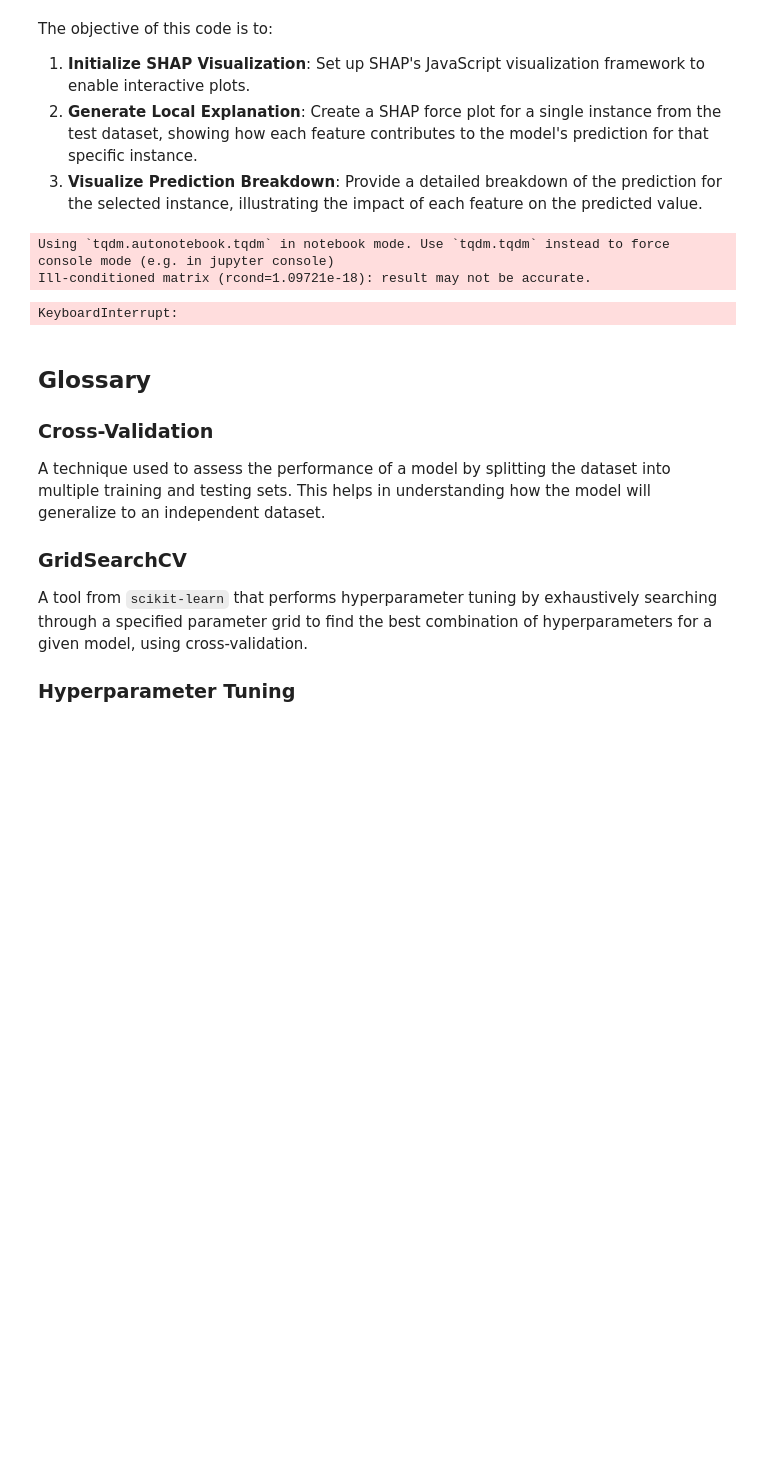
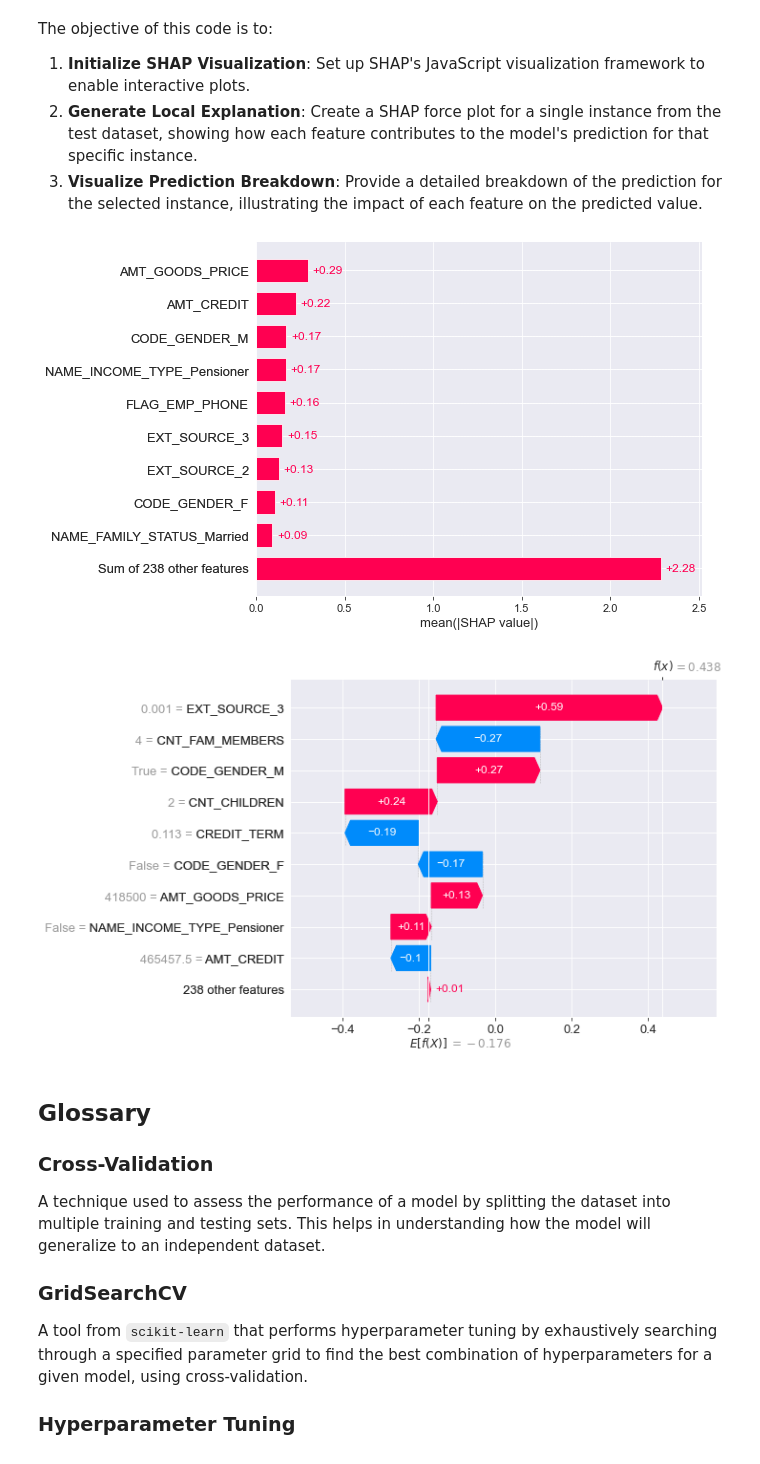
Before and after one commit to preudh/OC_IA_P4_Build_a_scoring_model, a Jupyter notebook: notebooks/Preudhomme_Patrice_notebook_modelisation_062024.ipynb, the cells around one changed output. Cells and saved outputs as stored; diff of their text form; code cells hidden in the pictures; blank space fills up the shorter version.

Commit message:
4.SHAP

```diff
--- a/notebooks/Preudhomme_Patrice_notebook_modelisation_062024.ipynb
+++ b/notebooks/Preudhomme_Patrice_notebook_modelisation_062024.ipynb
@@ -584,28 +599,32 @@ The objective of this code is to:
 1. **Initialize SHAP Visualization**: Set up SHAP's JavaScript visualization framework to enable interactive plots.
 2. **Generate Local Explanation**: Create a SHAP force plot for a single instance from the test dataset, showing how each feature contributes to the model's prediction for that specific instance.
 3. **Visualize Prediction Breakdown**: Provide a detailed breakdown of the prediction for the selected instance, illustrating the impact of each feature on the predicted value.
-# %%
-import shap
-from sklearn.linear_model import RidgeClassifier
-
-# Assuming the best model is the Ridge Classifier with class weight adjustment
-best_model_final = RidgeClassifier(alpha=0.1, class_weight='balanced')
-best_model_final.fit(X_train, y_train)
-
-# Explain the model's predictions using SHAP
-explainer = shap.Explainer(best_model_final, X_train)
-shap_values = explainer(X_val)
-
-# 4.1 Global Feature Importance Using SHAP
-shap.plots.bar(shap_values)
-
-# 4.2 Local Feature Importance Using SHAP
-# Visualize the first prediction's explanation
-shap.plots.waterfall(shap_values[0])
-# %% [output]
-Using `tqdm.autonotebook.tqdm` in notebook mode. Use `tqdm.tqdm` instead to force console mode (e.g. in jupyter console)
-Ill-conditioned matrix (rcond=1.09721e-18): result may not be accurate.
-KeyboardInterrupt:
+# %%
+import shap
+
+# Assuming the best model is already trained and named best_model_final
+# Assuming X_train and X_val are DataFrames with column names
+
+# Convert X_train and X_val to DataFrame if they are not
+if not isinstance(X_train, pd.DataFrame):
+    X_train = pd.DataFrame(X_train, columns=app_train_domain.drop(columns=['TARGET']).columns)
+if not isinstance(X_val, pd.DataFrame):
+    X_val = pd.DataFrame(X_val, columns=app_train_domain.drop(columns=['TARGET']).columns)
+
+# SHAP analysis
+# Explain the model's predictions using SHAP
+explainer = shap.Explainer(best_model_final, X_train)
+shap_values = explainer(X_val)
+
+# 4.1 Global Feature Importance Using SHAP
+shap.plots.bar(shap_values)
+
+# 4.2 Local Feature Importance Using SHAP
+# Visualize the first prediction's explanation
+shap.plots.waterfall(shap_values[0])
+# %% [output]
+[figure, added]
+[figure, added]
 # %% [markdown]
 ## Glossary
 
```
Also changed, not shown: parts of 5 cells of this notebook.
